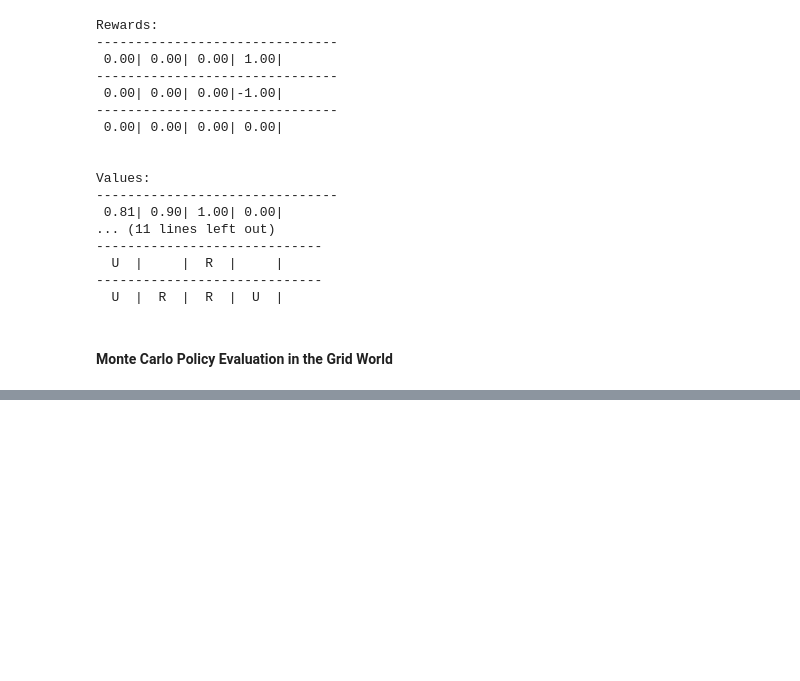
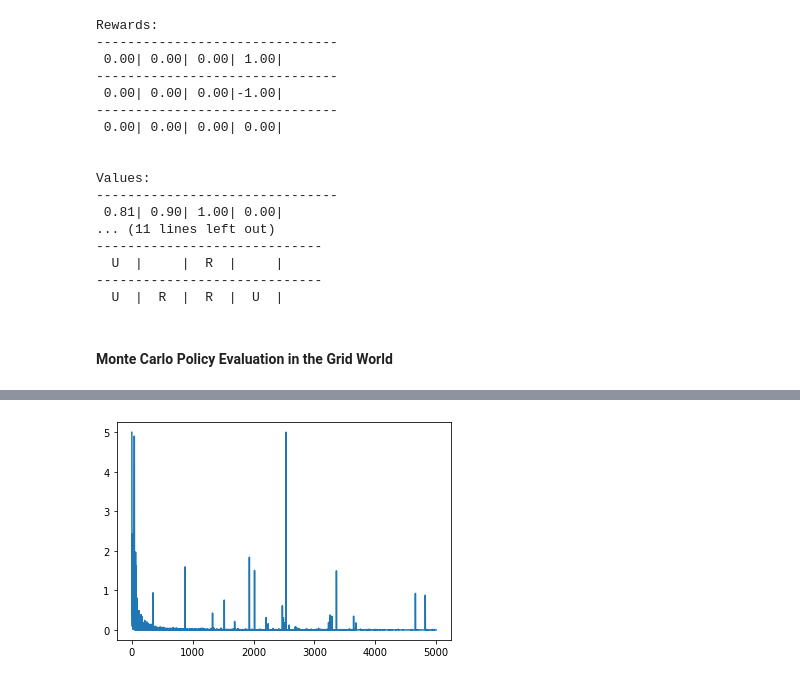
Before and after one commit to rpdieego/Reinforcement_Learning, a Jupyter notebook: Reinforcement_Learning_03.ipynb, the cells around one changed output, grey strips where cells are left out. Drawn from its saved outputs; the diff is of its cells as text; code cells hidden in the pictures; blank space fills up the shorter version.

```diff
--- a/Reinforcement_Learning_03.ipynb
+++ b/Reinforcement_Learning_03.ipynb
@@ -404,0 +577,17 @@ Values:
+# %%
+def random_action(a, eps=0.1):
+  # choose given a with probability 1 - eps + eps/4
+  # choose some other a' != a with probability eps/4
+  p = np.random.random()
+  # if p < (1 - eps + eps/len(ALL_POSSIBLE_ACTIONS)):
+  #   return a
+  # else:
+  #   tmp = list(ALL_POSSIBLE_ACTIONS)
+  #   tmp.remove(a)
+  #   return np.random.choice(tmp)
+  #
+  # this is equivalent to the above
+  if p < (1 - eps):
+    return a
+  else:
+    return np.random.choice(ALL_POSSIBLE_ACTIONS)
@@ -404,0 +632,81 @@ Values:
+# %%
+# use the standard grid again (0 for every step) so that we can compare
+# to iterative policy evaluation
+# grid = standard_grid()
+# try the negative grid too, to see if agent will learn to go past the "bad spot"
+# in order to minimize number of steps
+grid = negative_grid(step_cost=-0.5)
+
+# print rewards
+print("rewards:")
+print_values(grid.rewards, grid)
+print('\n')
+
+# state -> action
+# initialize a random policy
+policy = {}
+for s in grid.actions.keys():
+  policy[s] = np.random.choice(ALL_POSSIBLE_ACTIONS)
+
+print('Initial Policy:')
+print_policy(policy, grid)
+print('\n')
+
+
+# initialize Q(s,a) and returns
+Q = {}
+returns = {} # dictionary of state -> list of returns we've received
+states = grid.all_states()
+for s in states:
+  if s in grid.actions: # not a terminal state
+    Q[s] = {}
+    for a in ALL_POSSIBLE_ACTIONS:
+      Q[s][a] = 0
+      returns[(s,a)] = []
+  else:
+    # terminal state or state we can't otherwise get to
+    pass
+
+# repeat until convergence
+deltas = []
+for t in range(5000):
+  if t % 1000 == 0:
+    print(t)
+
+  # generate an episode using pi
+  biggest_change = 0
+  states_actions_returns = play_game(grid, policy)
+
+  # calculate Q(s,a)
+  seen_state_action_pairs = set()
+  for s, a, G in states_actions_returns:
+    # check if we have already seen s
+    # called "first-visit" MC policy evaluation
+    sa = (s, a)
+    if sa not in seen_state_action_pairs:
+      old_q = Q[s][a]
+      returns[sa].append(G)
+      Q[s][a] = np.mean(returns[sa])
+      biggest_change = max(biggest_change, np.abs(old_q - Q[s][a]))
+      seen_state_action_pairs.add(sa)
+  deltas.append(biggest_change)
+
+  # calculate new policy pi(s) = argmax[a]{ Q(s,a) }
+  for s in policy.keys():
+    a, _ = max_dict(Q[s])
+    policy[s] = a
+
+plt.plot(deltas)
+plt.show()
+
+# find the optimal state-value function
+# V(s) = max[a]{ Q(s,a) }
+V = {}
+for s in policy.keys():
+  V[s] = max_dict(Q[s])[1]
+
+print("final values:")
+print_values(V, grid)
+print("final policy:")
+print_policy(policy, grid)
+# %% [output]
@@ -404,0 +730 @@ Values:
+[figure, added]
```
Also changed, not shown: parts of 9 cells of this notebook.
